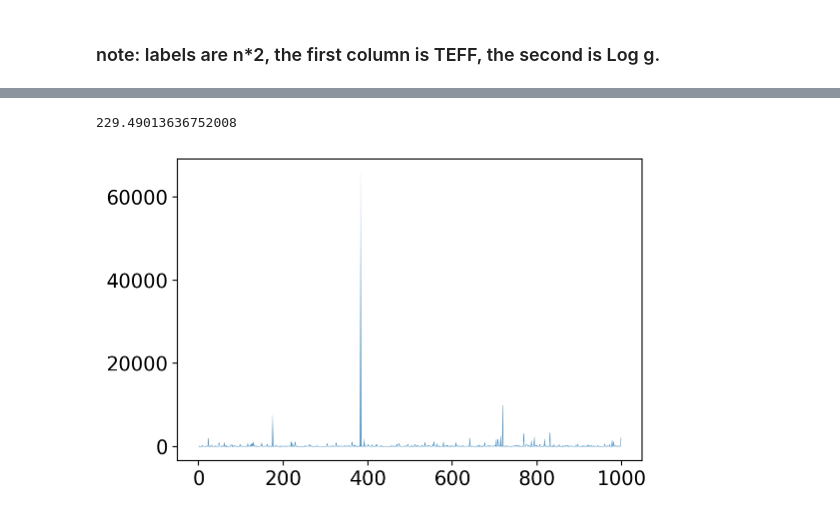
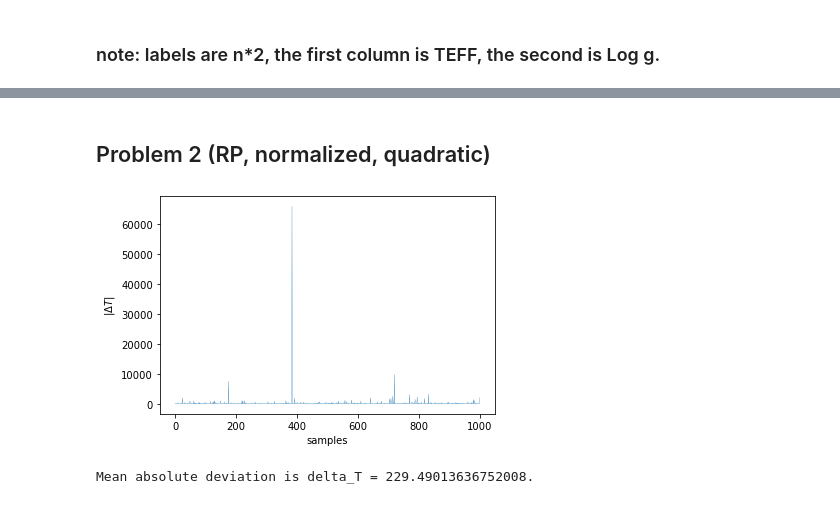
Before and after one commit to krlodeleon/datascience_fall2022, a Jupyter notebook: prob_set_5/ps5.ipynb, the cells around one changed output, grey strips where cells are left out. Cells and saved outputs as stored; diff of their text form; code cells hidden in the pictures.

```diff
--- a/prob_set_5/ps5.ipynb
+++ b/prob_set_5/ps5.ipynb
@@ -89,7 +91,12 @@ np.mean(abs(np.matmul(rpnormed_val,pars2)-teff_val))
+# %% [markdown]
+## Problem 2 (RP, normalized, quadratic)
 # %%
 pars3 = designfit(quadraticrp_tr,teff_tr)
 plt.plot(abs(np.matmul(quadraticrp_val,pars3)-teff_val),linewidth=0.3)
-np.mean(abs(np.matmul(quadraticrp_val,pars3)-teff_val))
+plt.xlabel('samples')
+plt.ylabel('$|\Delta T|$')
+plt.show()
+print(f'Mean absolute deviation is delta_T = {np.mean(abs(np.matmul(quadraticrp_val,pars3)-teff_val))}.')
 # %% [output]
+[figure, new version]
-229.49013636752008
+Mean absolute deviation is delta_T = 229.49013636752008.
-[figure, old version]
```
Also changed, not shown: parts of 11 cells of this notebook.
